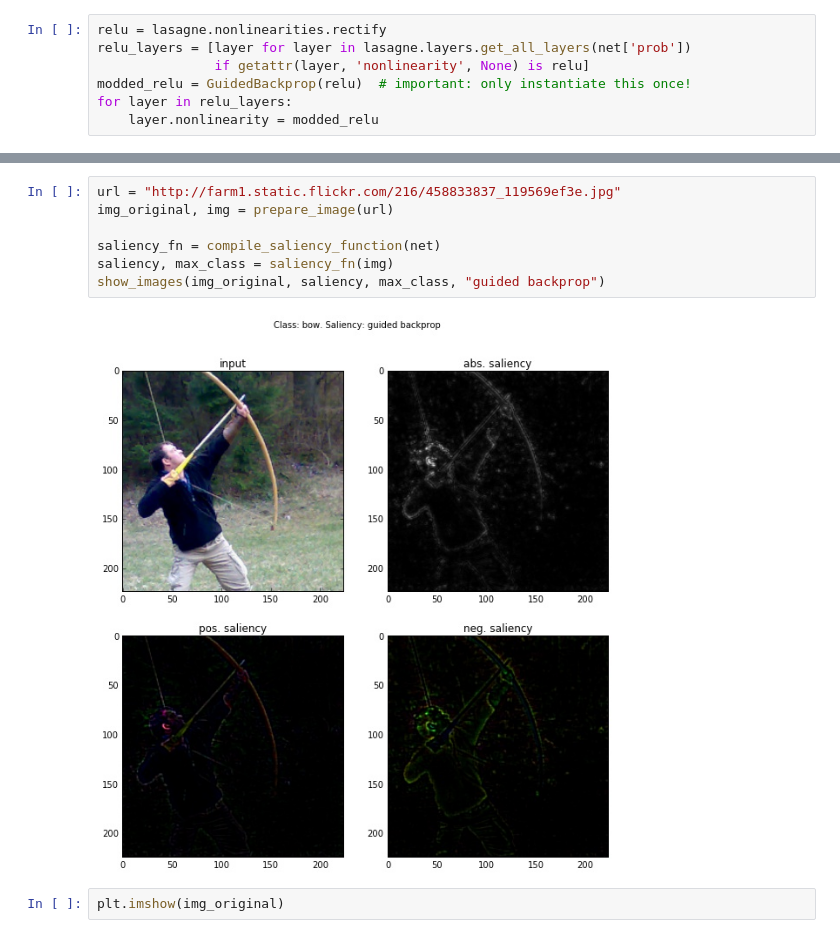
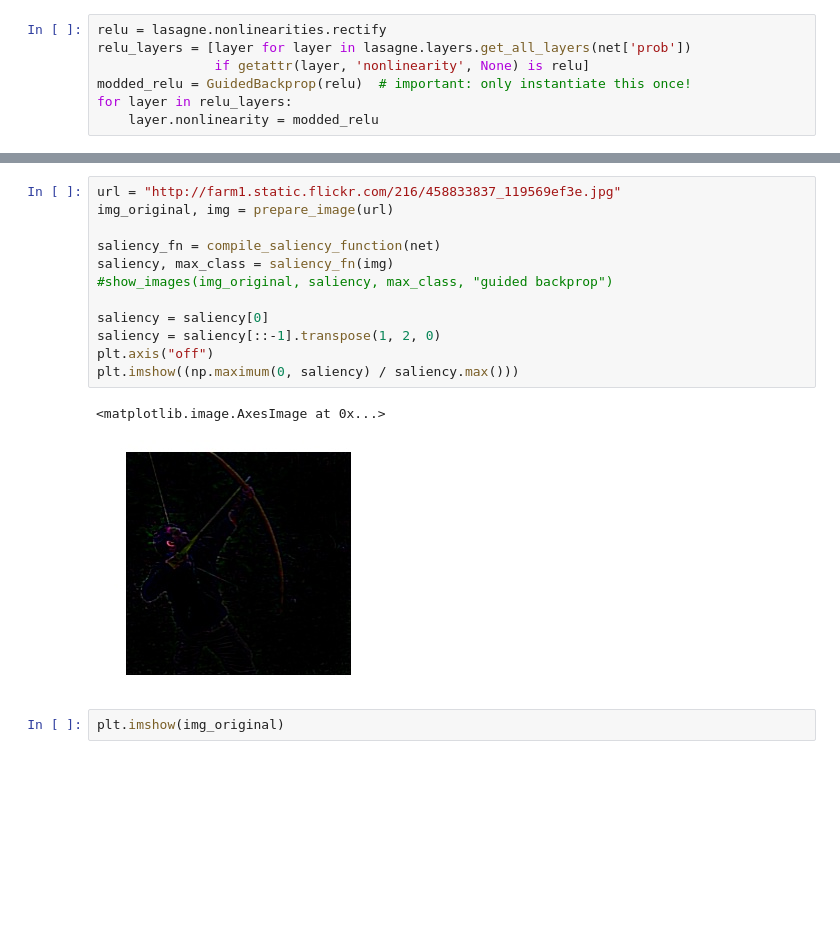
Before and after one commit to gusostow/cifar-capstone, a Jupyter notebook: notebooks/guided backprop.ipynb, the cells around one changed output, grey strips where cells are left out. Drawn from its saved outputs; the diff is of its cells as text; blank space fills up the shorter version.

```diff
--- a/notebooks/guided backprop.ipynb
+++ b/notebooks/guided backprop.ipynb
@@ -209,12 +215,18 @@ show_images(img_original, saliency, max_class, "guided backprop")
 # %%
 url = "http://farm1.static.flickr.com/216/458833837_119569ef3e.jpg"
 img_original, img = prepare_image(url)
 
 saliency_fn = compile_saliency_function(net)
 saliency, max_class = saliency_fn(img)
-show_images(img_original, saliency, max_class, "guided backprop")
+#show_images(img_original, saliency, max_class, "guided backprop")
+
+saliency = saliency[0]
+saliency = saliency[::-1].transpose(1, 2, 0)
+plt.axis("off")
+plt.imshow((np.maximum(0, saliency) / saliency.max()))
 # %% [output]
+<matplotlib.image.AxesImage at 0x...>
-[figure, old version]
+[figure, new version]
 # %%
 plt.imshow(img_original)
 # %% [output]
```
Also changed, not shown: parts of 1 cell of this notebook, 6 other files.
